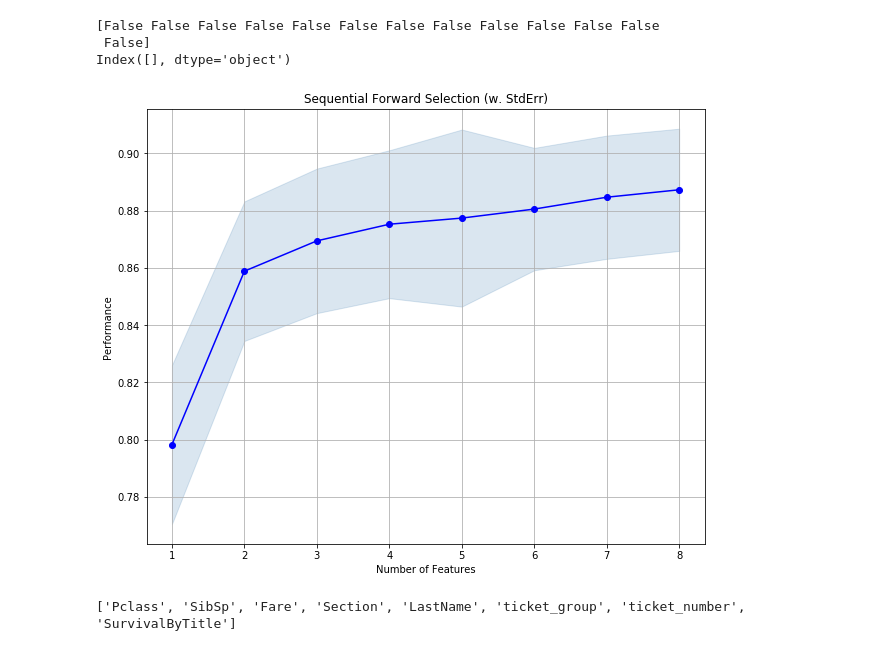
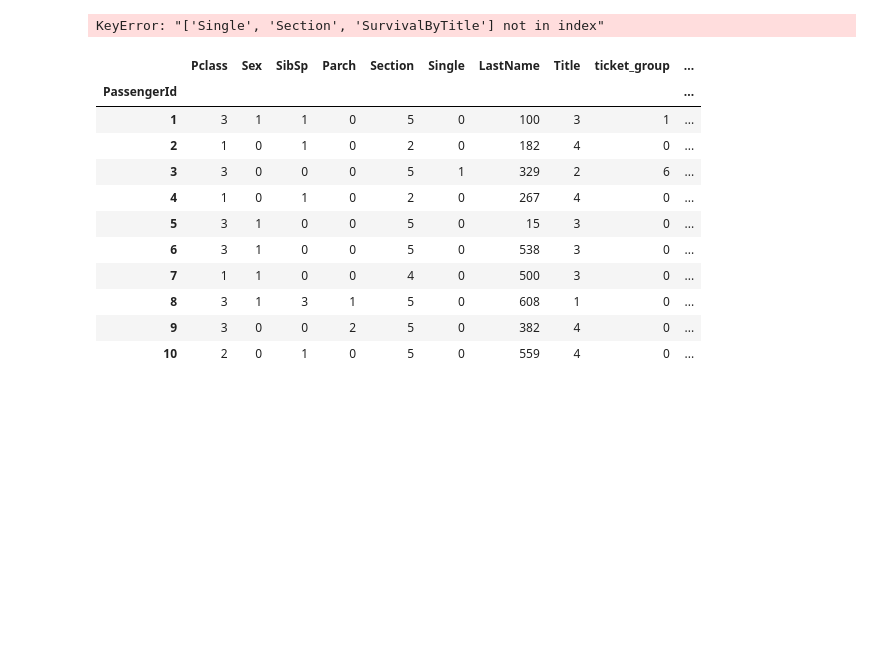
Before and after one commit to Greyhouse-Consulting/kaggle_titanic, a Jupyter notebook: TT.ipynb, the cells around one changed output. Cells and saved outputs as stored; diff of their text form; code cells hidden in the pictures; blank space fills up the shorter version.

```diff
--- a/TT.ipynb
+++ b/TT.ipynb
@@ -179,25 +271,6 @@ fig = px.scatter(x=df_complete['SibSp'], y=df_complete['Age'])
 fig.show()
 # %%
 selected_features = ['Pclass', 'Sex', 'Fare', 'Embarked', 'Single']
-# %%
-from sklearn.linear_model import LassoCV
-from sklearn.feature_selection import SelectFromModel
-
-X_selection = df_train[['Pclass', 'Sex', 'Age', 'SibSp','Parch', 'Fare', 'Section', 'Single', 'LastName', 'Title', 'ticket_group', 'ticket_number', 'SurvivalByTitle']]
-
-# Set a minimum threshold of 0.25
-sfm = SelectFromModel(LassoCV(), threshold=0.25)
-sfm.fit(X_selection, target)
-
-
-print(sfm.get_support())
-selected_features = X_selection.columns[(sfm.get_support())]
-
-print(selected_features)
-# %% [output]
-[False False False False False False False False False False False False
- False]
-Index([], dtype='object')
 # %%
 from mlxtend.feature_selection import SequentialFeatureSelector as SFS
 from sklearn.linear_model import LinearRegression
@@ -208,14 +281,15 @@ from xgboost import XGBClassifier
 from mlxtend.plotting import plot_sequential_feature_selection as plot_sfs
 import matplotlib.pyplot as plt
 
-X_selection = df_train[['Pclass', 'Sex', 'Age', 'SibSp','Parch', 'Fare', 'Section', 'Single', 'LastName', 'Title', 'ticket_group', 'ticket_number', 'SurvivalByTitle']]
+X_selection = df_train[['Pclass', 'Sex', 'SibSp','Parch', 'Section', 'Single',  'LastName', 'Title', 'ticket_group', 'ticket_number',  'fare_bucket', 'age_bucket', 'SurvivalByTitle']]
 
 xgbc_fs = XGBClassifier()
 sfs = SFS(estimator=xgbc_fs,
-           k_features=8,
+           k_features=9,
            cv=5,
            scoring='roc_auc',
            forward=True)
+
 
 
 sfs.fit(X_selection, target)
@@ -227,8 +301,22 @@ plt.show()
 selected_features = list(sfs.k_feature_names_)
 print(selected_features)
 # %% [output]
-[figure, removed]
-['Pclass', 'SibSp', 'Fare', 'Section', 'LastName', 'ticket_group', 'ticket_number', 'SurvivalByTitle']
+KeyError: "['Single', 'Section', 'SurvivalByTitle'] not in index"
+# %%
+X_selection.head(10)
+# %% [output]
+|  | Pclass | Sex | SibSp | Parch | Section | Single | LastName | Title | ticket_group | ... |
+| PassengerId |  |  |  |  |  |  |  |  |  | ... |
+| 1 | 3 | 1 | 1 | 0 | 5 | 0 | 100 | 3 | 1 | ... |
+| 2 | 1 | 0 | 1 | 0 | 2 | 0 | 182 | 4 | 0 | ... |
+| 3 | 3 | 0 | 0 | 0 | 5 | 1 | 329 | 2 | 6 | ... |
+| 4 | 1 | 0 | 1 | 0 | 2 | 0 | 267 | 4 | 0 | ... |
+| 5 | 3 | 1 | 0 | 0 | 5 | 0 | 15 | 3 | 0 | ... |
+| 6 | 3 | 1 | 0 | 0 | 5 | 0 | 538 | 3 | 0 | ... |
+| 7 | 1 | 1 | 0 | 0 | 4 | 0 | 500 | 3 | 0 | ... |
+| 8 | 3 | 1 | 3 | 1 | 5 | 0 | 608 | 1 | 0 | ... |
+| 9 | 3 | 0 | 0 | 2 | 5 | 0 | 382 | 4 | 0 | ... |
+| 10 | 2 | 0 | 1 | 0 | 5 | 0 | 559 | 4 | 0 | ... |
 # %%
 from sklearn.metrics import classification_report
 from sklearn.model_selection import GridSearchCV
```
Also changed, not shown: parts of 11 cells of this notebook, 1 other file.
